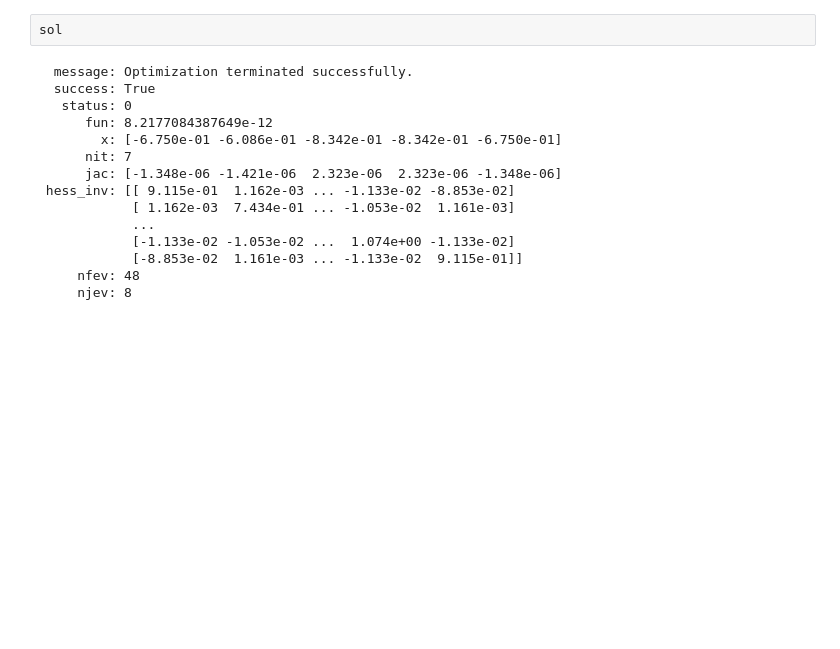
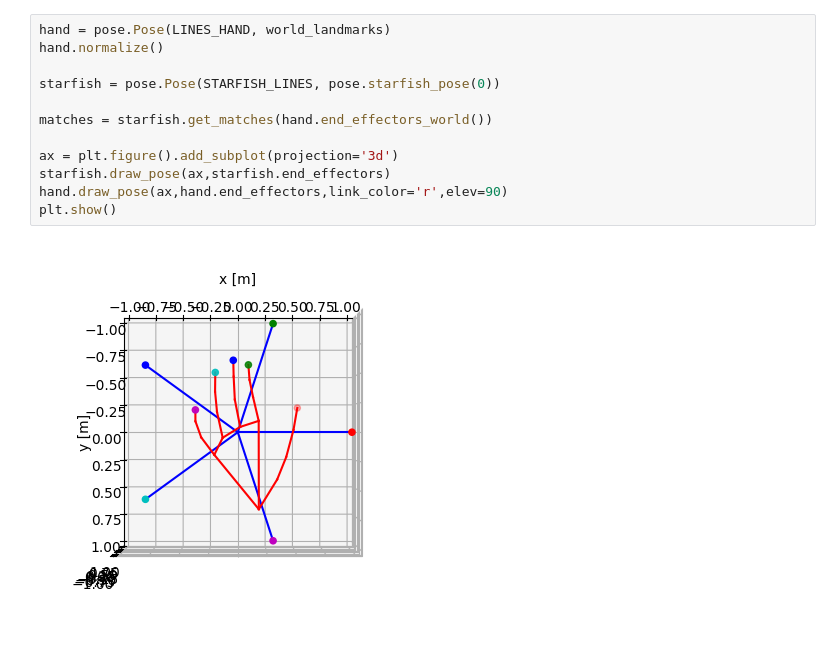
Before and after one commit to Mitchelldscott/Echoware, a Jupyter notebook: analysis/opti_dev.ipynb, the cells around one changed output. Saved outputs shown, nothing was run; the diff lists cells and outputs as text; blank space fills up the shorter version.

```diff
--- a/analysis/opti_dev.ipynb
+++ b/analysis/opti_dev.ipynb
@@ -144,17 +67,14 @@ plt.show()
-# %%
-sol
-# %% [output]
-  message: Optimization terminated successfully.
-  success: True
-   status: 0
-      fun: 8.2177084387649e-12
-        x: [-6.750e-01 -6.086e-01 -8.342e-01 -8.342e-01 -6.750e-01]
-      nit: 7
-      jac: [-1.348e-06 -1.421e-06  2.323e-06  2.323e-06 -1.348e-06]
- hess_inv: [[ 9.115e-01  1.162e-03 ... -1.133e-02 -8.853e-02]
-            [ 1.162e-03  7.434e-01 ... -1.053e-02  1.161e-03]
-            ...
-            [-1.133e-02 -1.053e-02 ...  1.074e+00 -1.133e-02]
-            [-8.853e-02  1.161e-03 ... -1.133e-02  9.115e-01]]
-     nfev: 48
-     njev: 8
+# %%
+hand = pose.Pose(LINES_HAND, world_landmarks)
+hand.normalize()
+
+starfish = pose.Pose(STARFISH_LINES, pose.starfish_pose(0))
+
+matches = starfish.get_matches(hand.end_effectors_world())
+
+ax = plt.figure().add_subplot(projection='3d')
+starfish.draw_pose(ax,starfish.end_effectors)
+hand.draw_pose(ax,hand.end_effectors,link_color='r',elev=90)
+plt.show()
+# %% [output]
+[figure, added]
```
Also changed, not shown: parts of 9 cells of this notebook, 2 other files.
